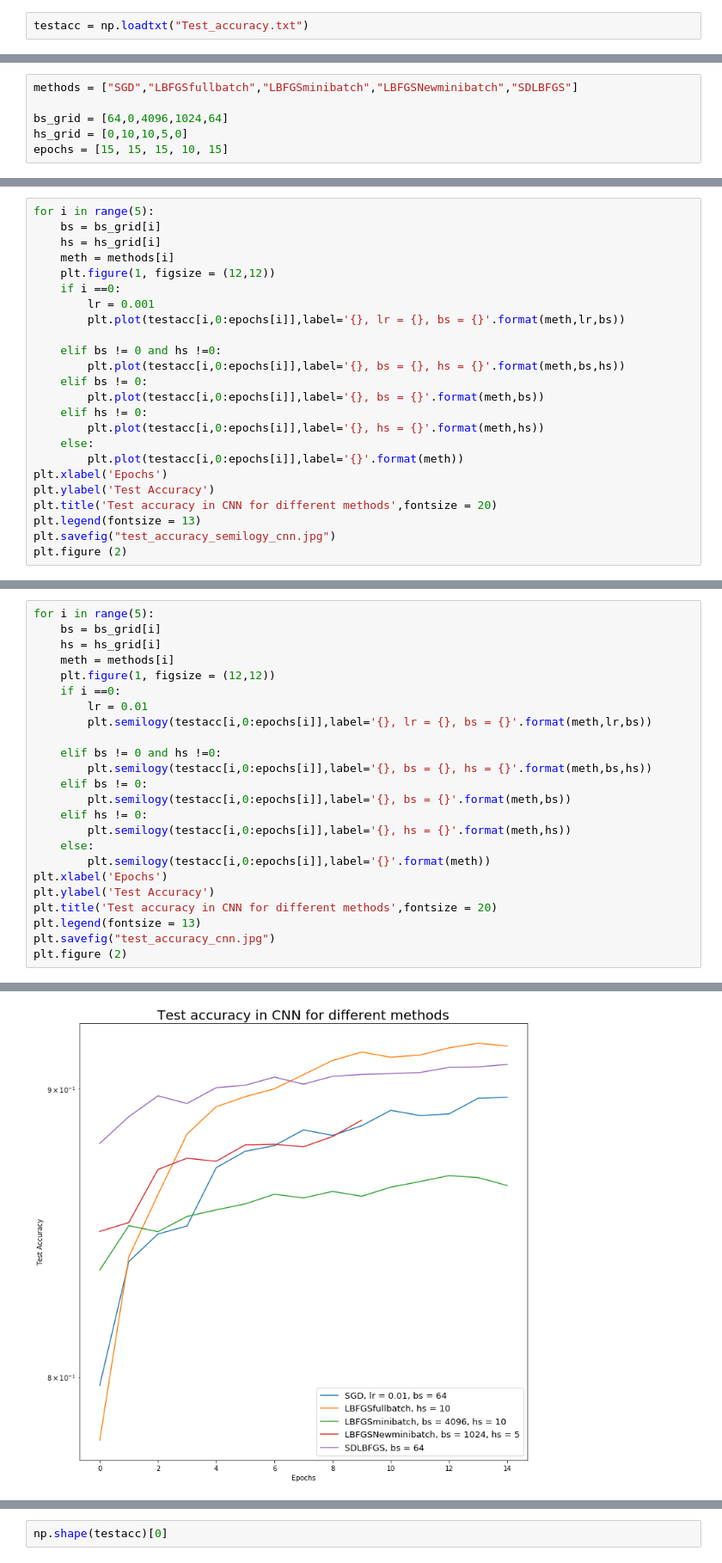
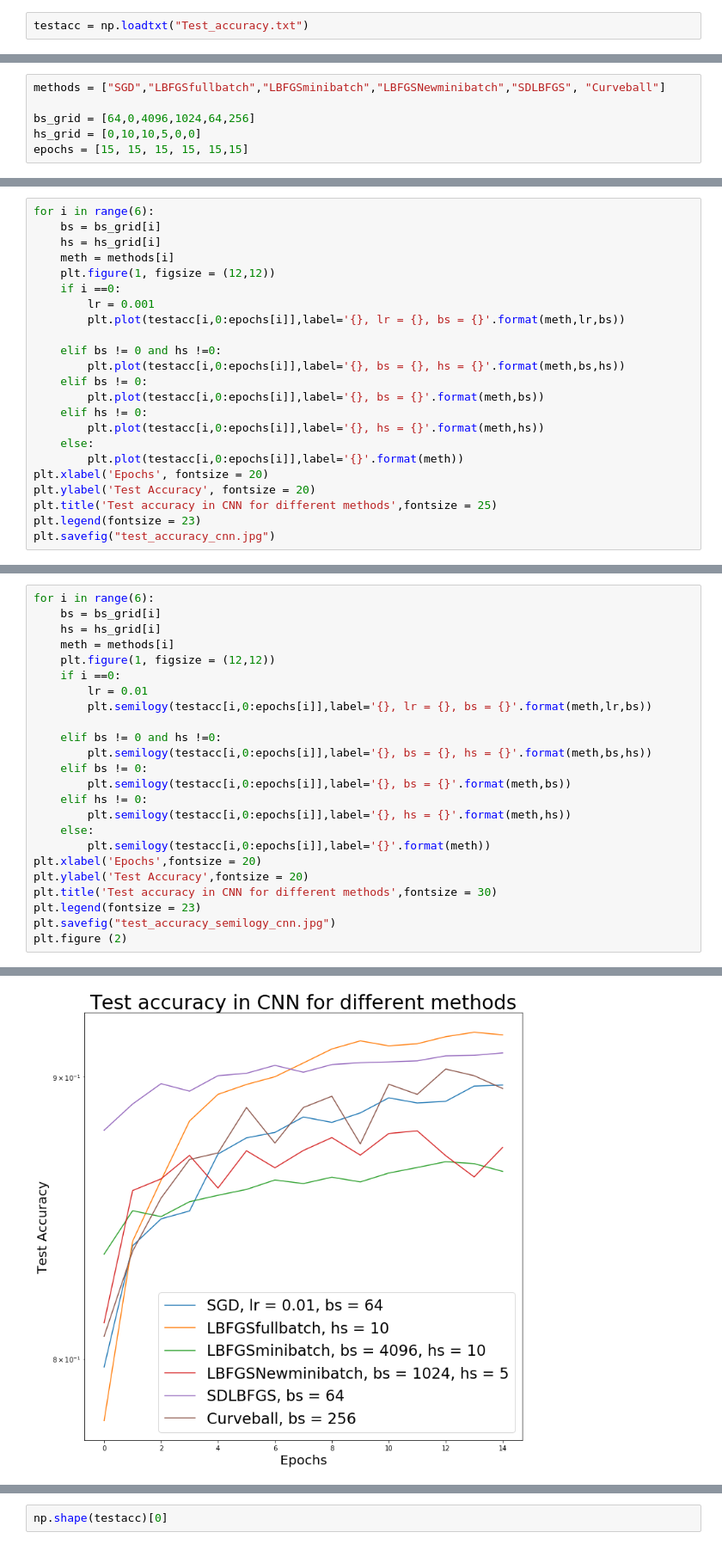
Before and after one commit to JoachimLandtmeters/OptMLproject, a Jupyter notebook: Hyperparameters_optimization_results/Plots/FashionMNIST/CNN/plots_FashionMNIST_CNN.ipynb, the cells around one changed output, grey strips where cells are left out. Shown at 86% size. Cells and saved outputs as stored; diff of their text form.

```diff
--- a/Hyperparameters_optimization_results/Plots/FashionMNIST/CNN/plots_FashionMNIST_CNN.ipynb
+++ b/Hyperparameters_optimization_results/Plots/FashionMNIST/CNN/plots_FashionMNIST_CNN.ipynb
@@ -12,9 +13,9 @@ np.shape(testacc)
 # %%
-methods = ["SGD","LBFGSfullbatch","LBFGSminibatch","LBFGSNewminibatch","SDLBFGS"]
+methods = ["SGD","LBFGSfullbatch","LBFGSminibatch","LBFGSNewminibatch","SDLBFGS", "Curveball"]
 
-bs_grid = [64,0,4096,1024,64]
-hs_grid = [0,10,10,5,0]
-epochs = [15, 15, 15, 10, 15]
+bs_grid = [64,0,4096,1024,64,256]
+hs_grid = [0,10,10,5,0,0]
+epochs = [15, 15, 15, 15, 15,15]
 # %%
 testacc[0,0:15]
 # %% [output]
@@ -23,5 +24,5 @@ array([0.9816, 0.9878, 0.9914, 0.9908, 0.9892, 0.9911, 0.9927, 0.9921,
 # %%
-for i in range(5):
+for i in range(6):
     bs = bs_grid[i]
     hs = hs_grid[i]
     meth = methods[i]
@@ -38,10 +39,9 @@ for i in range(5):
         plt.plot(testacc[i,0:epochs[i]],label='{}, hs = {}'.format(meth,hs))
     else:
         plt.plot(testacc[i,0:epochs[i]],label='{}'.format(meth))
-plt.xlabel('Epochs')
-plt.ylabel('Test Accuracy')
-plt.title('Test accuracy in CNN for different methods',fontsize = 20)
-plt.legend(fontsize = 13)
-plt.savefig("test_accuracy_semilogy_cnn.jpg")
-plt.figure (2)
+plt.xlabel('Epochs', fontsize = 20)
+plt.ylabel('Test Accuracy', fontsize = 20)
+plt.title('Test accuracy in CNN for different methods',fontsize = 25)
+plt.legend(fontsize = 23)
+plt.savefig("test_accuracy_cnn.jpg")
 # %% [output]
@@ -51,30 +49,30 @@ plt.figure (2)
 # %%
-for i in range(5):
+for i in range(6):
     bs = bs_grid[i]
     hs = hs_grid[i]
     meth = methods[i]
     plt.figure(1, figsize = (12,12))
     if i ==0:
         lr = 0.01
         plt.semilogy(testacc[i,0:epochs[i]],label='{}, lr = {}, bs = {}'.format(meth,lr,bs))
 
     elif bs != 0 and hs !=0:
         plt.semilogy(testacc[i,0:epochs[i]],label='{}, bs = {}, hs = {}'.format(meth,bs,hs))
     elif bs != 0:
         plt.semilogy(testacc[i,0:epochs[i]],label='{}, bs = {}'.format(meth,bs))
     elif hs != 0:
         plt.semilogy(testacc[i,0:epochs[i]],label='{}, hs = {}'.format(meth,hs))
     else:
         plt.semilogy(testacc[i,0:epochs[i]],label='{}'.format(meth))
-plt.xlabel('Epochs')
-plt.ylabel('Test Accuracy')
-plt.title('Test accuracy in CNN for different methods',fontsize = 20)
-plt.legend(fontsize = 13)
-plt.savefig("test_accuracy_cnn.jpg")
+plt.xlabel('Epochs',fontsize = 20)
+plt.ylabel('Test Accuracy',fontsize = 20)
+plt.title('Test accuracy in CNN for different methods',fontsize = 30)
+plt.legend(fontsize = 23)
+plt.savefig("test_accuracy_semilogy_cnn.jpg")
 plt.figure (2)
 # %% [output]
 <Figure size 432x288 with 0 Axes>
-[figure, old version]
+[figure, new version]
 <Figure size 432x288 with 0 Axes>
 # %%
 np.shape(testacc)[0]
```
Also changed, not shown: parts of 8 cells of this notebook, 10 other files.
